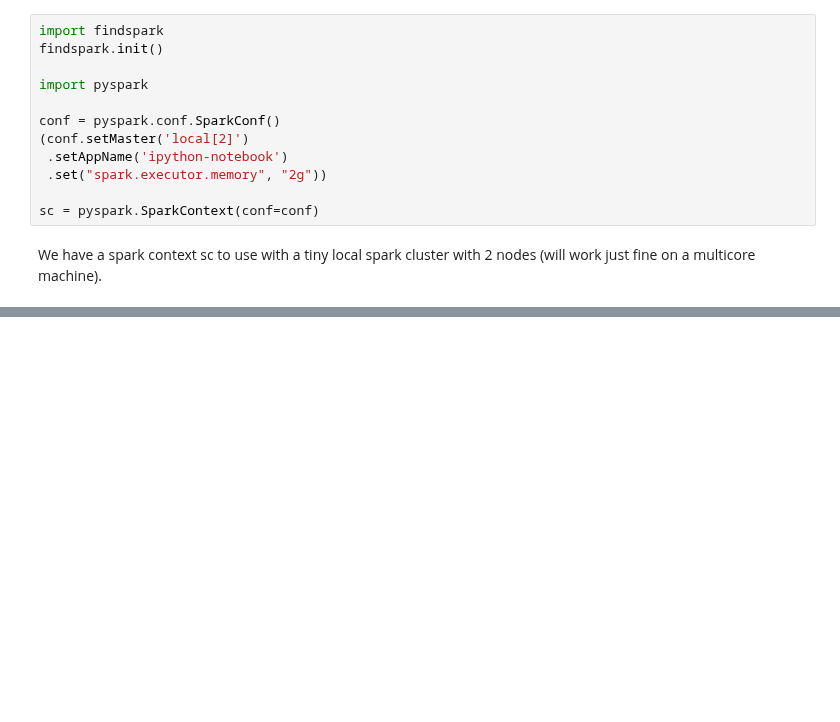
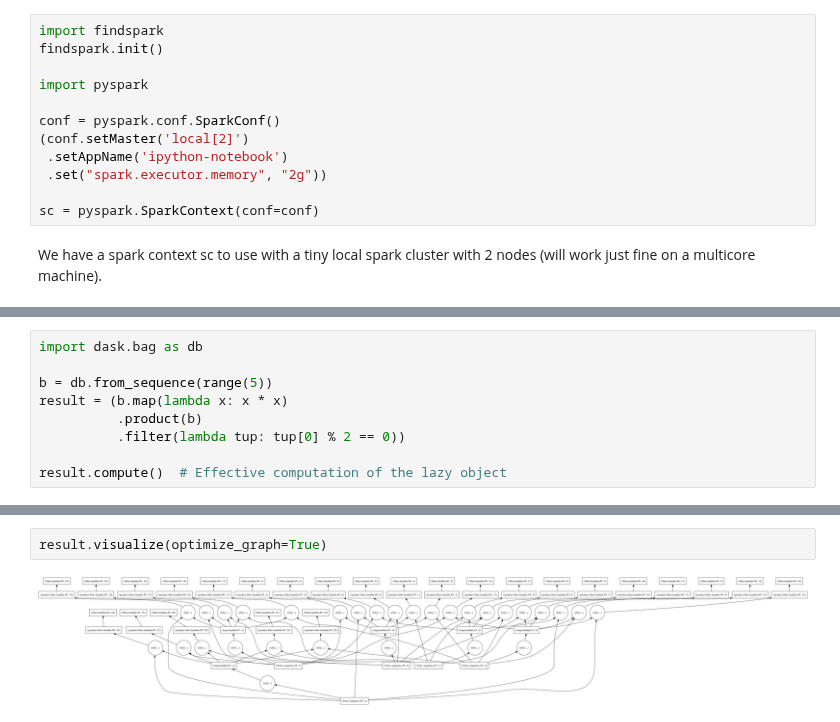
Before and after one commit to pnavaro/math-python, a Jupyter notebook: 24.PySpark.ipynb, the cells around one changed output, grey strips where cells are left out. Drawn from its saved outputs; the diff is of its cells as text; blank space fills up the shorter version.

```diff
--- a/24.PySpark.ipynb
+++ b/24.PySpark.ipynb
@@ -34,0 +104,9 @@ We have a spark context sc to use with a tiny local spark cluster with 2 nodes (
+# %%
+import dask.bag as db
+
+b = db.from_sequence(range(5))
+result = (b.map(lambda x: x * x)
+          .product(b)
+          .filter(lambda tup: tup[0] % 2 == 0))
+
+result.compute()  # Effective computation of the lazy object
@@ -34,0 +129,4 @@ We have a spark context sc to use with a tiny local spark cluster with 2 nodes (
+# %%
+result.visualize(optimize_graph=True)
+# %% [output]
+[figure, added]
```
Also changed, not shown: parts of 14 cells of this notebook, 3 other files.
